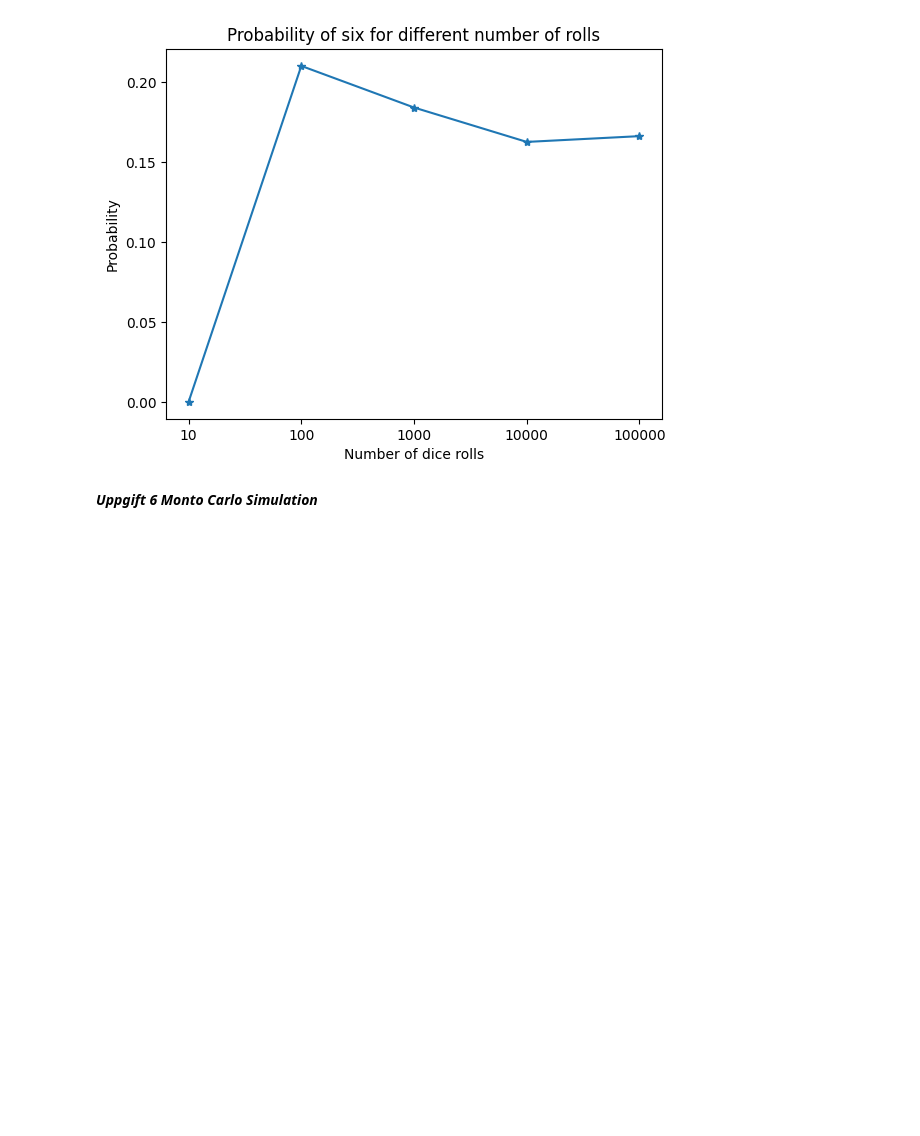
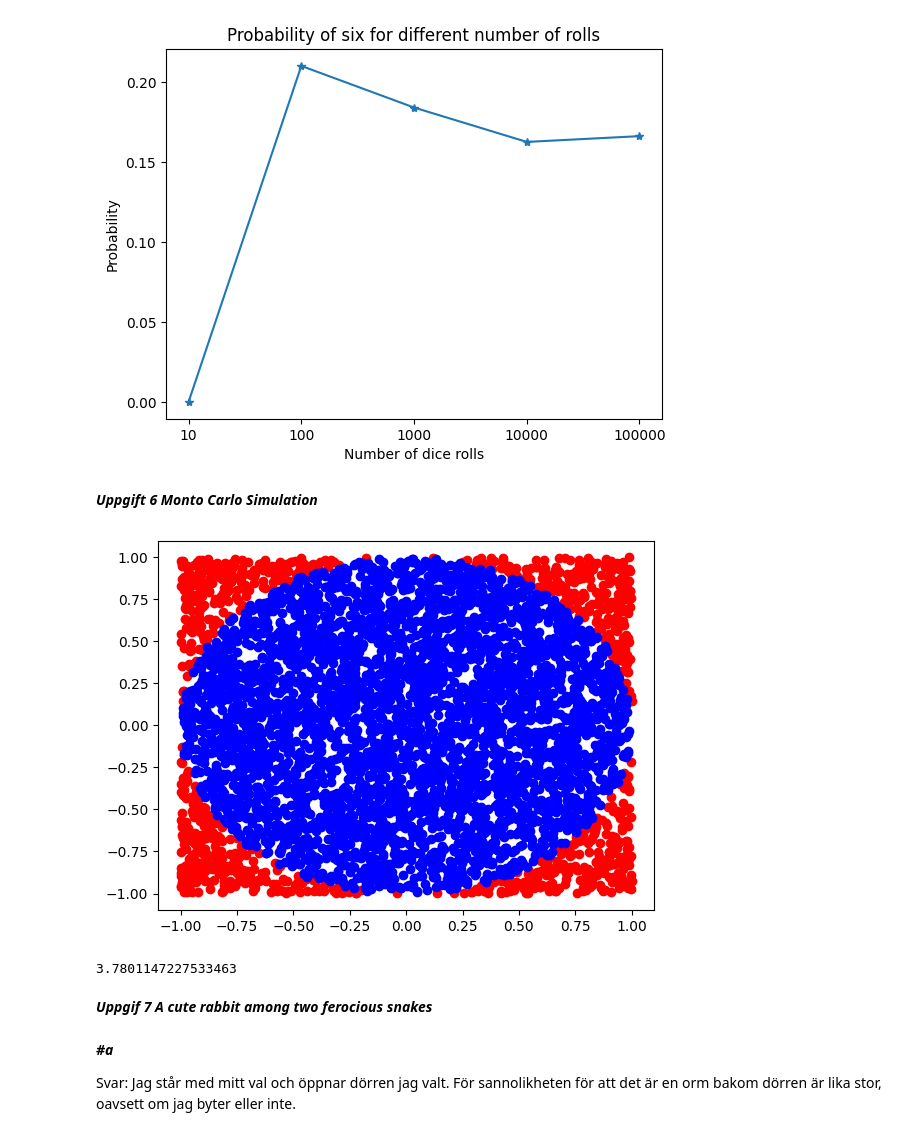
Before and after one commit to HanFredriksson/Python-programing-Hannes-Fredriksson, a Jupyter notebook: Exercises/Exercises-04.ipynb, the cells around one changed output. Saved outputs shown, nothing was run; the diff lists cells and outputs as text; code cells hidden in the pictures; blank space fills up the shorter version.

```diff
--- a/Exercises/Exercises-04.ipynb
+++ b/Exercises/Exercises-04.ipynb
@@ -121,8 +121,69 @@ Text(0, 0.5, 'Probability')
 [figure]
 # %% [markdown]
 ***Uppgift 6 Monto Carlo Simulation***
-# %%
-import numpy as np
-
-def euclidean(x, y):
-    return np.sqrt(np.square(x)+np.square(y))
+# %%
+import numpy as np
+import random as rnd
+import matplotlib.pyplot as plt
+
+def euclidean(x=1, y=2):
+    distans = np.sqrt(np.square(x)+np.square(y))
+
+    if distans < 1:
+        return True
+    else:
+        return False
+
+points_generator = [[rnd.uniform(-1.0, 1.0), rnd.uniform(-1.0, 1.0)] for simulations in range(5000)]
+
+euclidean_sort_blue = []
+euclidean_sort_red = []
+
+for xy in points_generator:
+    if euclidean(*xy):
+        euclidean_sort_blue.append(xy)
+
+    else:
+        euclidean_sort_red.append(xy)
+
+for xy in euclidean_sort_red:
+    plt.scatter(xy[0], xy[1], c= "red")
+for xy in euclidean_sort_blue:
+    plt.scatter(xy[0], xy[1], c= "blue")
+plt.show()
+# %% [output]
+[figure, added]
+# %%
+import numpy as np
+import random as rnd
+import matplotlib.pyplot as plt
+
+def euclidean(x=1, y=2):
+    distans = np.sqrt(np.square(x)+np.square(y))
+
+    if distans < 1:
+        return True
+    else:
+        return False
+
+points_generator = [[rnd.uniform(-1.0, 1.0), rnd.uniform(-1.0, 1.0)] for simulations in range(5000)]
+
+euclidean_sort_blue = []
+euclidean_sort_red = []
+
+for xy in points_generator:
+    if euclidean(*xy):
+        euclidean_sort_blue.append(xy)
+
+    else:
+        euclidean_sort_red.append(xy)
+
+print(len(euclidean_sort_blue)/len(euclidean_sort_red))
+# %% [output]
+3.7801147227533463
+# %% [markdown]
+***Uppgif 7 A cute rabbit among two ferocious snakes***
+# %% [markdown]
+***#a***
+
+Svar: Jag står med mitt val och öppnar dörren jag valt. För sannolikheten för att det är en orm bakom dörren är lika stor, oavsett om jag byter eller inte.
```
Also changed, not shown: parts of 1 cell of this notebook.
